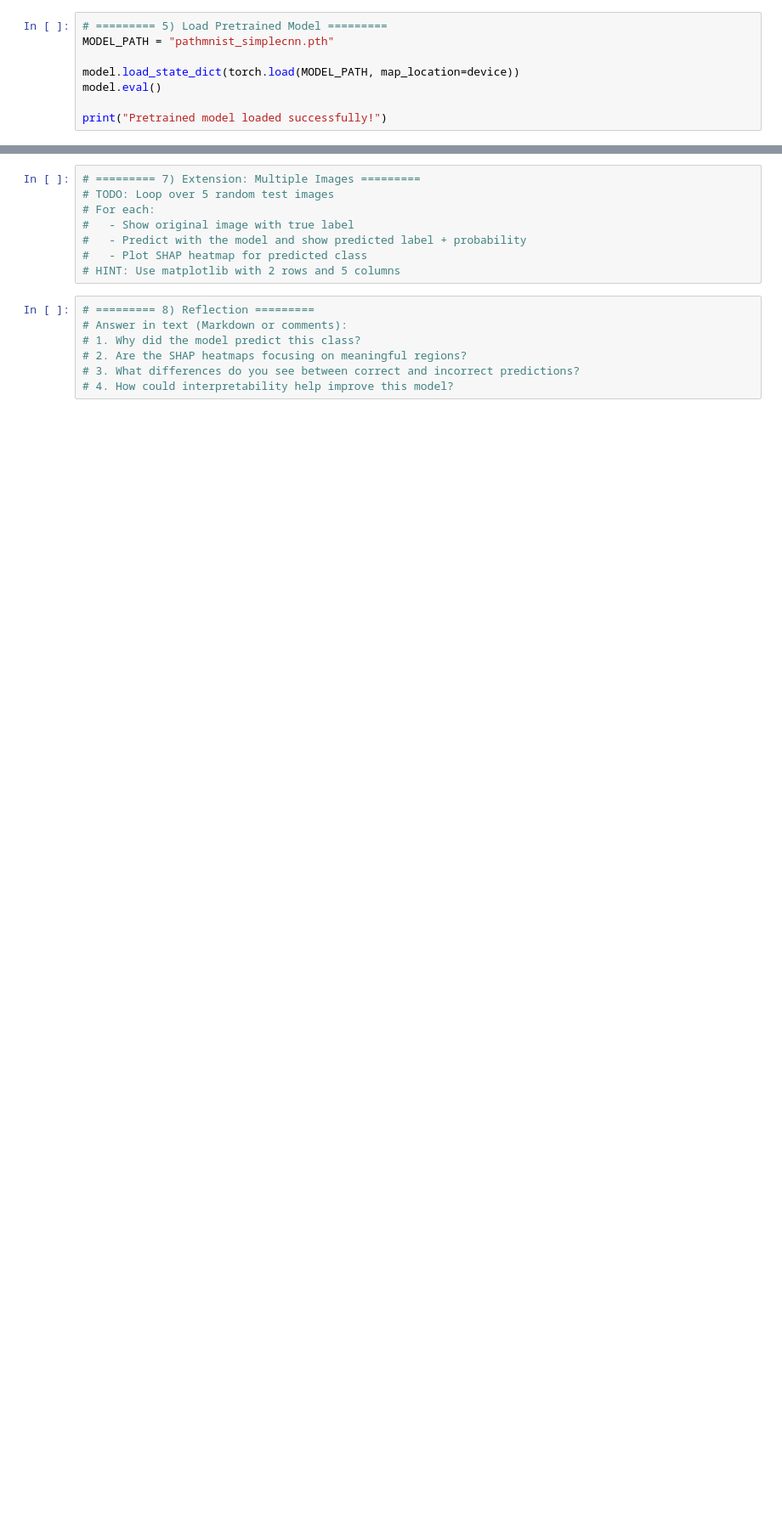
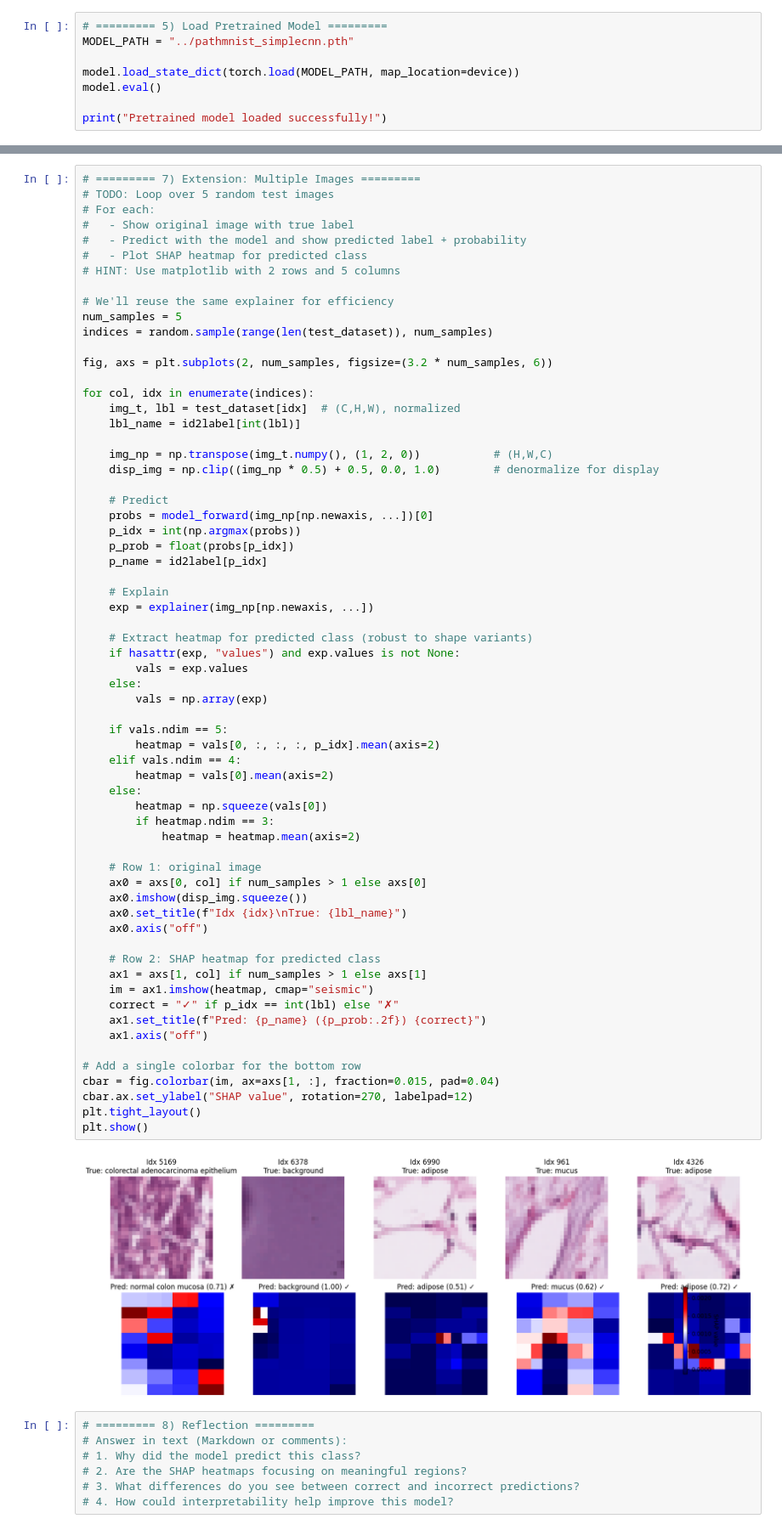
Before and after one commit to MelissaPerez09/Lab03-CC3106, a Jupyter notebook: src/lab3.ipynb, the cells around one changed output, grey strips where cells are left out. Shown at 85% size. Cells and saved outputs as stored; diff of their text form; blank space fills up the shorter version.

Commit message:
[feat]: SHAP finished

```diff
--- a/src/lab3.ipynb
+++ b/src/lab3.ipynb
@@ -74,6 +87,6 @@ print("Model class defined and ready.")
 # %%
 # ========= 5) Load Pretrained Model =========
-MODEL_PATH = "pathmnist_simplecnn.pth"
+MODEL_PATH = "../pathmnist_simplecnn.pth"
 
 model.load_state_dict(torch.load(MODEL_PATH, map_location=device))
 model.eval()
@@ -124,11 +216,69 @@ def model_forward(x):
 # %%
 # ========= 7) Extension: Multiple Images =========
 # TODO: Loop over 5 random test images
 # For each:
 #   - Show original image with true label
 #   - Predict with the model and show predicted label + probability
 #   - Plot SHAP heatmap for predicted class
 # HINT: Use matplotlib with 2 rows and 5 columns
+
+# We'll reuse the same explainer for efficiency
+num_samples = 5
+indices = random.sample(range(len(test_dataset)), num_samples)
+
+fig, axs = plt.subplots(2, num_samples, figsize=(3.2 * num_samples, 6))
+
+for col, idx in enumerate(indices):
+    img_t, lbl = test_dataset[idx]  # (C,H,W), normalized
+    lbl_name = id2label[int(lbl)]
+
+    img_np = np.transpose(img_t.numpy(), (1, 2, 0))           # (H,W,C)
+    disp_img = np.clip((img_np * 0.5) + 0.5, 0.0, 1.0)        # denormalize for display
+
+    # Predict
+    probs = model_forward(img_np[np.newaxis, ...])[0]
+    p_idx = int(np.argmax(probs))
+    p_prob = float(probs[p_idx])
+    p_name = id2label[p_idx]
+
+    # Explain
+    exp = explainer(img_np[np.newaxis, ...])
+
+    # Extract heatmap for predicted class (robust to shape variants)
+    if hasattr(exp, "values") and exp.values is not None:
+        vals = exp.values
+    else:
+        vals = np.array(exp)
+
+    if vals.ndim == 5:
+        heatmap = vals[0, :, :, :, p_idx].mean(axis=2)
+    elif vals.ndim == 4:
+        heatmap = vals[0].mean(axis=2)
+    else:
+        heatmap = np.squeeze(vals[0])
+        if heatmap.ndim == 3:
+            heatmap = heatmap.mean(axis=2)
+
+    # Row 1: original image
+    ax0 = axs[0, col] if num_samples > 1 else axs[0]
+    ax0.imshow(disp_img.squeeze())
+    ax0.set_title(f"Idx {idx}\nTrue: {lbl_name}")
+    ax0.axis("off")
+
+    # Row 2: SHAP heatmap for predicted class
+    ax1 = axs[1, col] if num_samples > 1 else axs[1]
+    im = ax1.imshow(heatmap, cmap="seismic")
+    correct = "✓" if p_idx == int(lbl) else "✗"
+    ax1.set_title(f"Pred: {p_name} ({p_prob:.2f}) {correct}")
+    ax1.axis("off")
+
+# Add a single colorbar for the bottom row
+cbar = fig.colorbar(im, ax=axs[1, :], fraction=0.015, pad=0.04)
+cbar.ax.set_ylabel("SHAP value", rotation=270, labelpad=12)
+plt.tight_layout()
+plt.show()
+# %% [output]
+[figure, added]
 # %%
 # ========= 8) Reflection =========
 # Answer in text (Markdown or comments):
```
Also changed, not shown: parts of 5 cells of this notebook.
